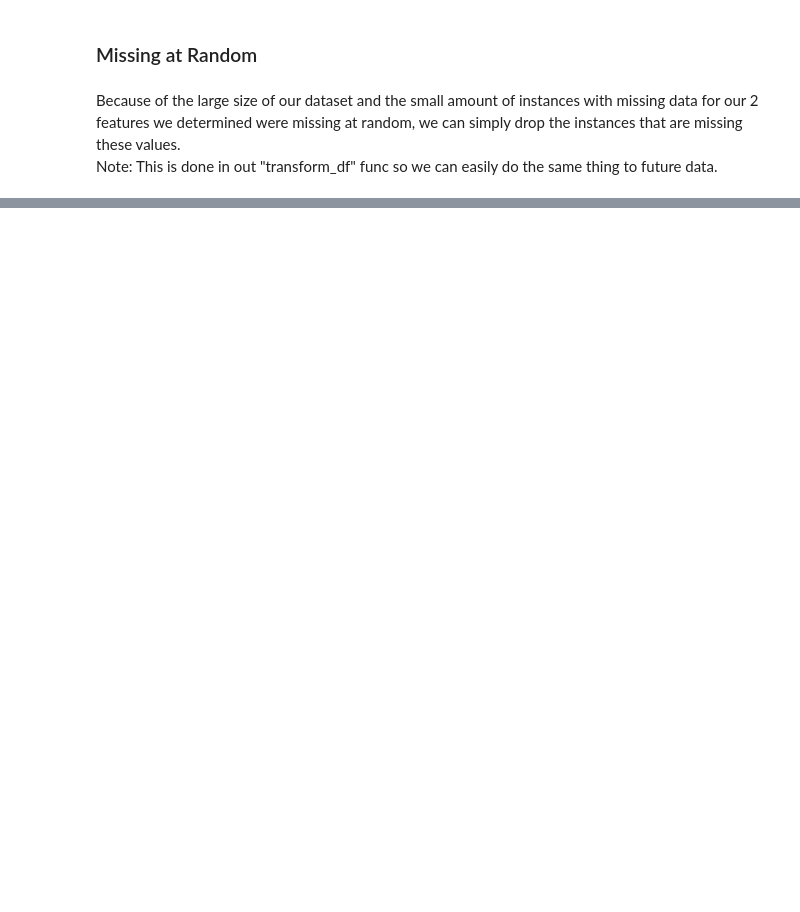
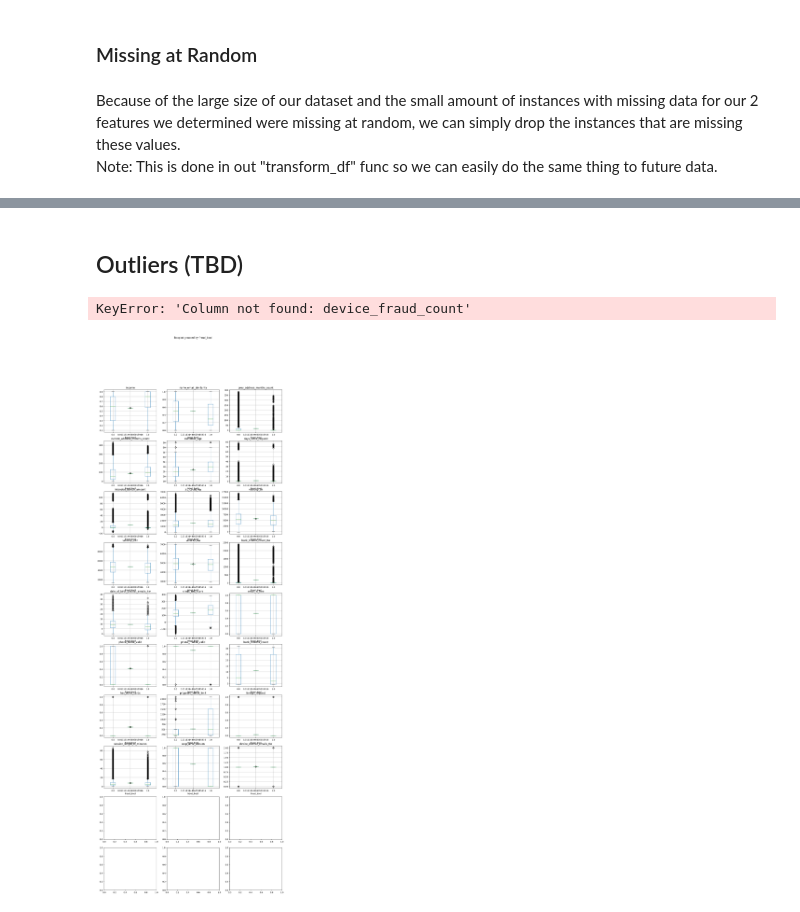
Before and after one commit to steimel60/Steimel_OUDSA5900, a Jupyter notebook: main.ipynb, the cells around one changed output, grey strips where cells are left out. Saved outputs shown, nothing was run; the diff lists cells and outputs as text; code cells hidden in the pictures; blank space fills up the shorter version.

```diff
--- a/main.ipynb
+++ b/main.ipynb
@@ -341,0 +381,18 @@ df_transformed
+# %% [markdown]
+## Outliers (TBD)
+# %%
+# Create a grid of subplots
+c = len(df.select_dtypes(include=np.number).columns)
+fig, axes = plt.subplots(nrows=(c//3)+1, ncols=3, figsize=(15, 45))
+
+# Loop through the numeric features and plot a kernel density plot for each feature
+for i, feat in enumerate(df.select_dtypes(include=np.number).columns.values.tolist()[:-1]):
+    ax = axes[i // 3][i % 3]
+    df_transformed.boxplot(feat, ax=ax, by='fraud_bool')
+
+# Adjust the layout and display the plot
+plt.tight_layout()
+plt.show()
+# %% [output]
+KeyError: 'Column not found: device_fraud_count'
+[figure, added]
```
Also changed, not shown: parts of 10 cells of this notebook, 1 other file.
